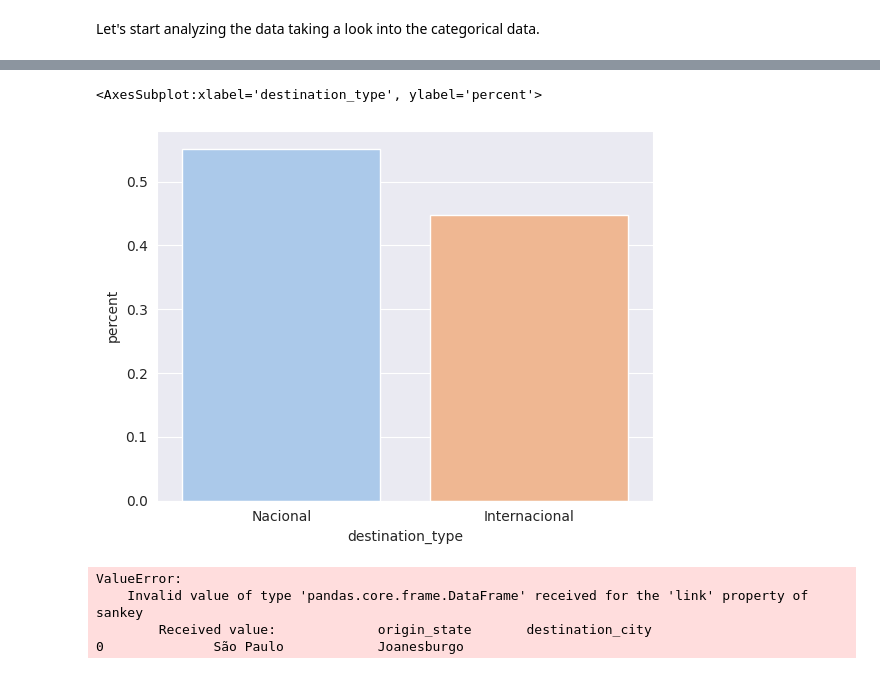
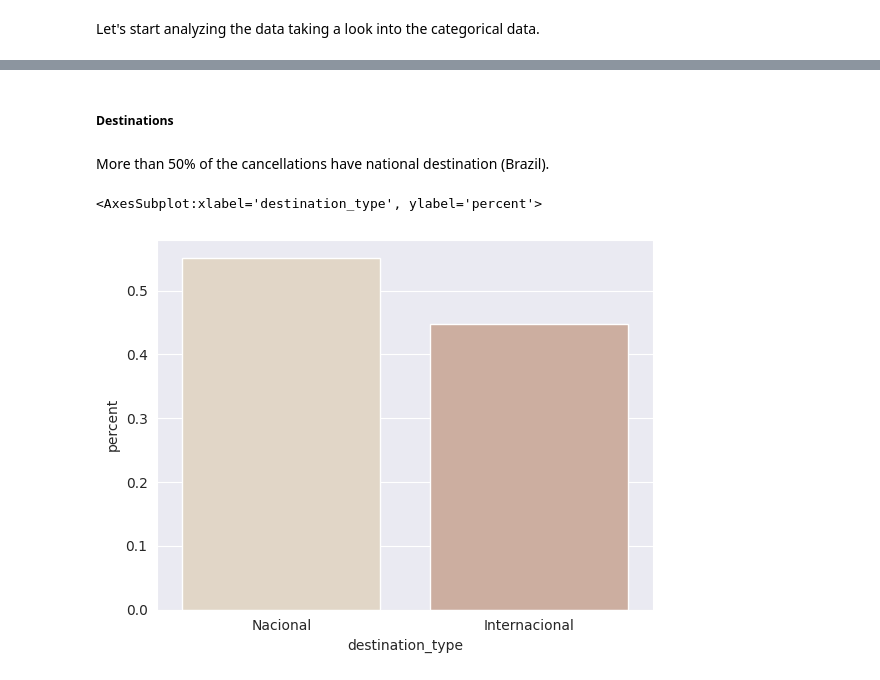
Before and after one commit to tamiriscrepalde/survival-analysis, a Jupyter notebook: notebooks/exploratory_data_analysis/exploratory_data_analysis.ipynb, the cells around one changed output, grey strips where cells are left out. Saved outputs shown, nothing was run; the diff lists cells and outputs as text; code cells hidden in the pictures.

```diff
--- a/notebooks/exploratory_data_analysis/exploratory_data_analysis.ipynb
+++ b/notebooks/exploratory_data_analysis/exploratory_data_analysis.ipynb
@@ -210,6 +207,6 @@ df['qty_dailies'] = df['qty_dailies'].astype(int)
 Let's start analyzing the data taking a look into the categorical data.
 # %%
 sns.set_style('darkgrid')
-sns.set_palette('pastel')
+sns.set_palette(sns.color_palette())
 # %%
 categorical_features = df.select_dtypes(include=['object_']).columns
@@ -269,9 +249,14 @@ ax[1].set_title('Percentage of cancelled orders by destination city.');
+# %% [markdown]
+##### Destinations
 # %%
 destination_type = df.groupby('destination_type').count().order_date.reset_index()
 destination_type = destination_type.rename(columns={'order_date': 'volume'}).sort_values('volume', ascending=False)
 destination_type['percent'] = destination_type['volume']/df.shape[0]
+# %% [markdown]
+More than 50% of the cancellations have national destination (Brazil).
 # %%
 sns.barplot(destination_type, x='destination_type', y='percent')
+plt.title('Percentage of cancellations by destinations type.')
 # %% [output]
 <AxesSubplot:xlabel='destination_type', ylabel='percent'>
-[figure, old version]
+[figure, new version]
@@ -280,8 +262,0 @@ import plotly.graph_objects as go
-# %%
-data = go.Sankey(link=df[['origin_state', 'destination_city']])
-fig = go.Figure(data)
-# %% [output]
-ValueError:
-    Invalid value of type 'pandas.core.frame.DataFrame' received for the 'link' property of sankey
-        Received value:             origin_state       destination_city
-0              São Paulo            Joanesburgo
```
Also changed, not shown: parts of 30 cells of this notebook.
